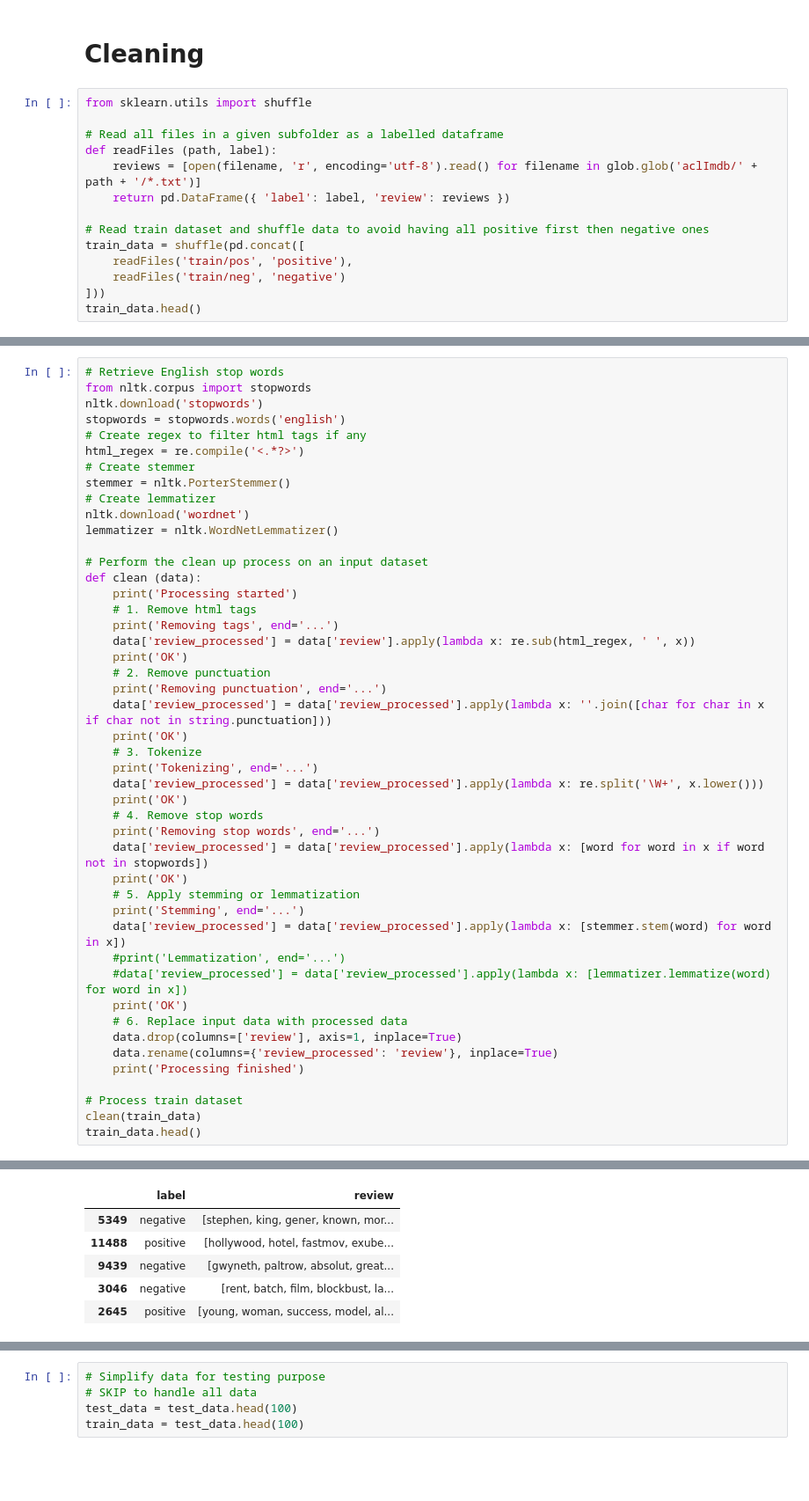
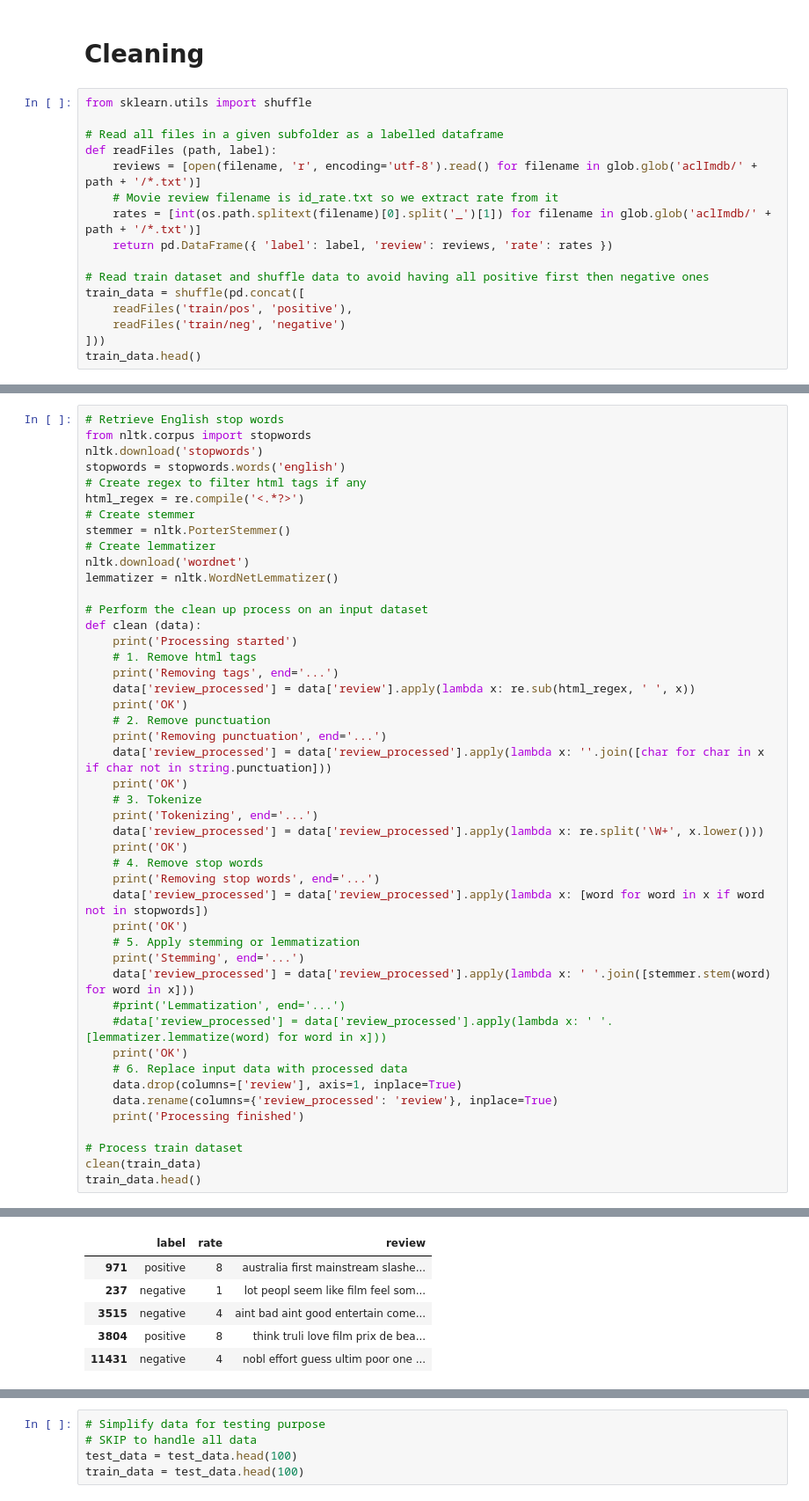
Before and after one commit to claustres/ml-mooc, a Jupyter notebook: Machine Learning/chapter6/Capstone-Project.ipynb, the cells around one changed output, grey strips where cells are left out. Shown at 88% size. Cells and saved outputs as stored; diff of their text form; blank space fills up the shorter version.

```diff
--- a/Machine Learning/chapter6/Capstone-Project.ipynb
+++ b/Machine Learning/chapter6/Capstone-Project.ipynb
@@ -15,7 +17,9 @@ from sklearn.utils import shuffle
 # Read all files in a given subfolder as a labelled dataframe
 def readFiles (path, label):
     reviews = [open(filename, 'r', encoding='utf-8').read() for filename in glob.glob('aclImdb/' + path + '/*.txt')]
-    return pd.DataFrame({ 'label': label, 'review': reviews })
+    # Movie review filename is id_rate.txt so we extract rate from it
+    rates = [int(os.path.splitext(filename)[0].split('_')[1]) for filename in glob.glob('aclImdb/' + path + '/*.txt')]
+    return pd.DataFrame({ 'label': label, 'review': reviews, 'rate': rates })
 
 # Read train dataset and shuffle data to avoid having all positive first then negative ones
 train_data = shuffle(pd.concat([
@@ -78,9 +144,9 @@ def clean (data):
     print('OK')
     # 5. Apply stemming or lemmatization
     print('Stemming', end='...')
-    data['review_processed'] = data['review_processed'].apply(lambda x: [stemmer.stem(word) for word in x])
+    data['review_processed'] = data['review_processed'].apply(lambda x: ' '.join([stemmer.stem(word) for word in x]))
     #print('Lemmatization', end='...')
-    #data['review_processed'] = data['review_processed'].apply(lambda x: [lemmatizer.lemmatize(word) for word in x])
+    #data['review_processed'] = data['review_processed'].apply(lambda x: ' '.[lemmatizer.lemmatize(word) for word in x]))
     print('OK')
     # 6. Replace input data with processed data
     data.drop(columns=['review'], axis=1, inplace=True)
@@ -100,16 +164,16 @@ train_data.head()
 Processing started
 Removing tags...OK
 Removing punctuation...OK
 Tokenizing...OK
 Removing stop words...OK
 Stemming...OK
 Processing finished
-|  | label | review |
-| 5349 | negative | [stephen, king, gener, known, mor... |
-| 11488 | positive | [hollywood, hotel, fastmov, exube... |
-| 9439 | negative | [gwyneth, paltrow, absolut, great... |
-| 3046 | negative | [rent, batch, film, blockbust, la... |
-| 2645 | positive | [young, woman, success, model, al... |
+|  | label | rate | review |
+| 971 | positive | 8 | australia first mainstream slashe... |
+| 237 | negative | 1 | lot peopl seem like film feel som... |
+| 3515 | negative | 4 | aint bad aint good entertain come... |
+| 3804 | positive | 8 | think truli love film prix de bea... |
+| 11431 | negative | 4 | nobl effort guess ultim poor one ... |
 # %%
 # Process test dataset
 clean(test_data)
```
Also changed, not shown: parts of 32 cells of this notebook, 2 other files.
